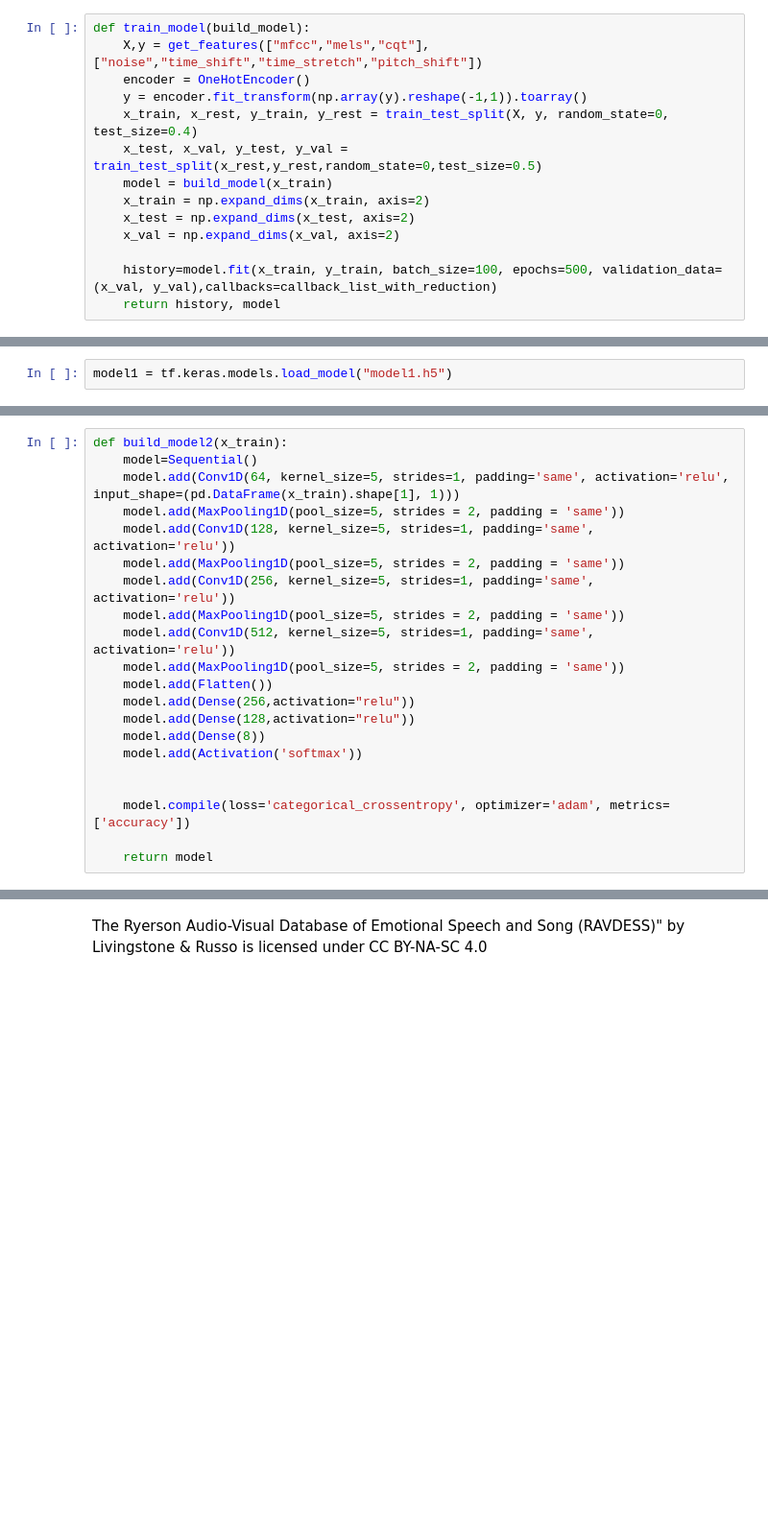
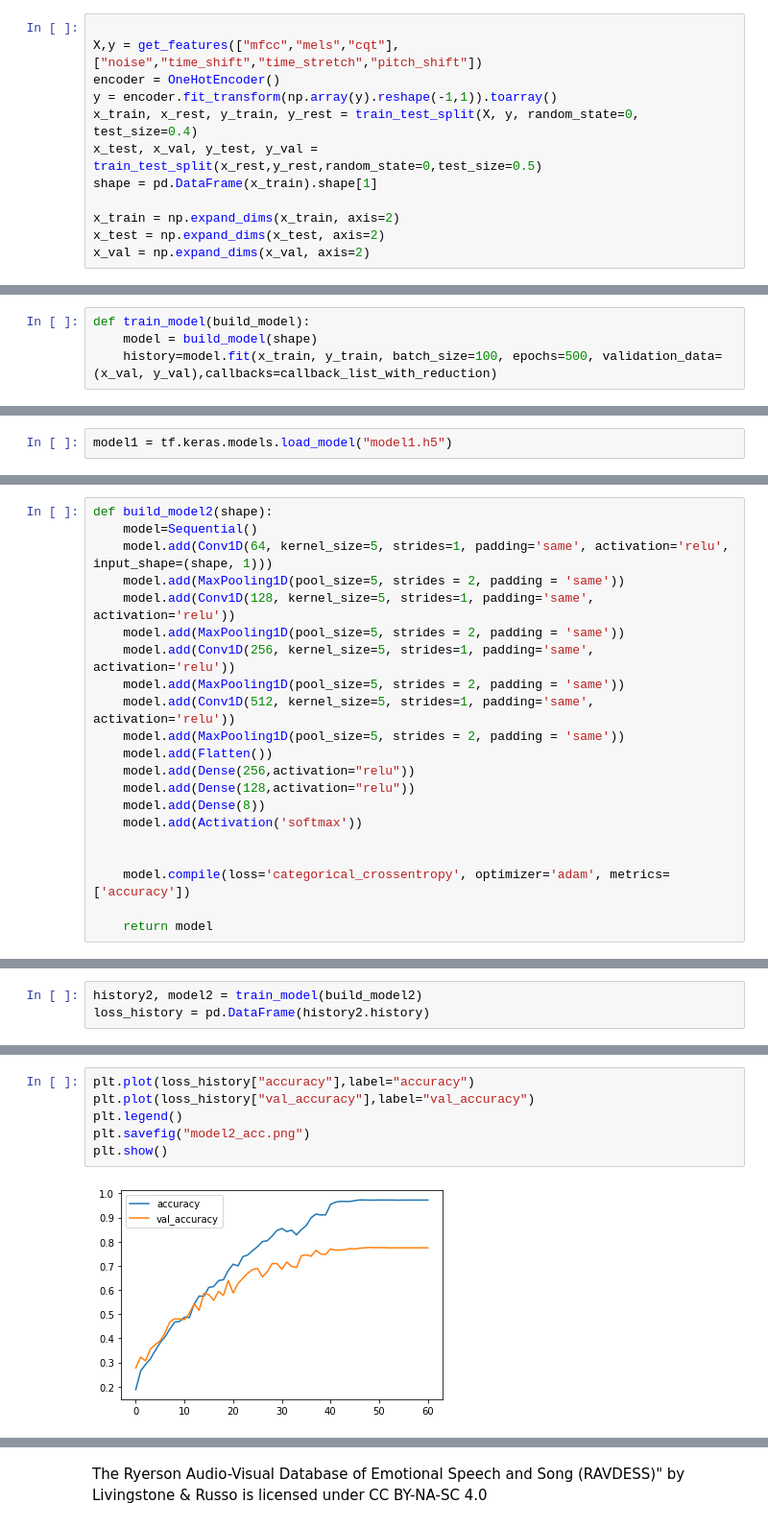
Before and after one commit to Jarvisarmy/-Theoretical_ML_Project, a Jupyter notebook: RAVDESS Emotional speech audio.ipynb, the cells around one changed output, grey strips where cells are left out. Shown at 96% size. Cells and saved outputs as stored; diff of their text form; blank space fills up the shorter version.

```diff
--- a/RAVDESS Emotional speech audio.ipynb
+++ b/RAVDESS Emotional speech audio.ipynb
@@ -836,14 +834,12 @@ Epoch 00030: val_accuracy did not improve from 0.56111
 # %%
-def train_model(build_model):
-    X,y = get_features(["mfcc","mels","cqt"],["noise","time_shift","time_stretch","pitch_shift"])
-    encoder = OneHotEncoder()
-    y = encoder.fit_transform(np.array(y).reshape(-1,1)).toarray()
-    x_train, x_rest, y_train, y_rest = train_test_split(X, y, random_state=0, test_size=0.4)
-    x_test, x_val, y_test, y_val = train_test_split(x_rest,y_rest,random_state=0,test_size=0.5)
-    model = build_model(x_train)
-    x_train = np.expand_dims(x_train, axis=2)
-    x_test = np.expand_dims(x_test, axis=2)
-    x_val = np.expand_dims(x_val, axis=2)
 
-    history=model.fit(x_train, y_train, batch_size=100, epochs=500, validation_data=(x_val, y_val),callbacks=callback_list_with_reduction)
-    return history, model
+X,y = get_features(["mfcc","mels","cqt"],["noise","time_shift","time_stretch","pitch_shift"])
+encoder = OneHotEncoder()
+y = encoder.fit_transform(np.array(y).reshape(-1,1)).toarray()
+x_train, x_rest, y_train, y_rest = train_test_split(X, y, random_state=0, test_size=0.4)
+x_test, x_val, y_test, y_val = train_test_split(x_rest,y_rest,random_state=0,test_size=0.5)
+shape = pd.DataFrame(x_train).shape[1]
+
+x_train = np.expand_dims(x_train, axis=2)
+x_test = np.expand_dims(x_test, axis=2)
+x_val = np.expand_dims(x_val, axis=2)
@@ -849,0 +848,4 @@ def train_model(build_model):
+# %%
+def train_model(build_model):
+    model = build_model(shape)
+    history=model.fit(x_train, y_train, batch_size=100, epochs=500, validation_data=(x_val, y_val),callbacks=callback_list_with_reduction)
@@ -911,7 +917,7 @@ model1 = tf.keras.models.load_model("model1.h5")
 # %%
-def build_model2(x_train):
+def build_model2(shape):
     model=Sequential()
-    model.add(Conv1D(64, kernel_size=5, strides=1, padding='same', activation='relu', input_shape=(pd.DataFrame(x_train).shape[1], 1)))
+    model.add(Conv1D(64, kernel_size=5, strides=1, padding='same', activation='relu', input_shape=(shape, 1)))
     model.add(MaxPooling1D(pool_size=5, strides = 2, padding = 'same'))
     model.add(Conv1D(128, kernel_size=5, strides=1, padding='same', activation='relu'))
     model.add(MaxPooling1D(pool_size=5, strides = 2, padding = 'same'))
@@ -965,0 +938,3 @@ Epoch 00040: early stopping
+# %%
+history2, model2 = train_model(build_model2)
+loss_history = pd.DataFrame(history2.history)
@@ -965,0 +959,8 @@ Epoch 00040: early stopping
+# %%
+plt.plot(loss_history["accuracy"],label="accuracy")
+plt.plot(loss_history["val_accuracy"],label="val_accuracy")
+plt.legend()
+plt.savefig("model2_acc.png")
+plt.show()
+# %% [output]
+[figure, added]
```
Also changed, not shown: parts of 46 cells of this notebook, 14 other files.
